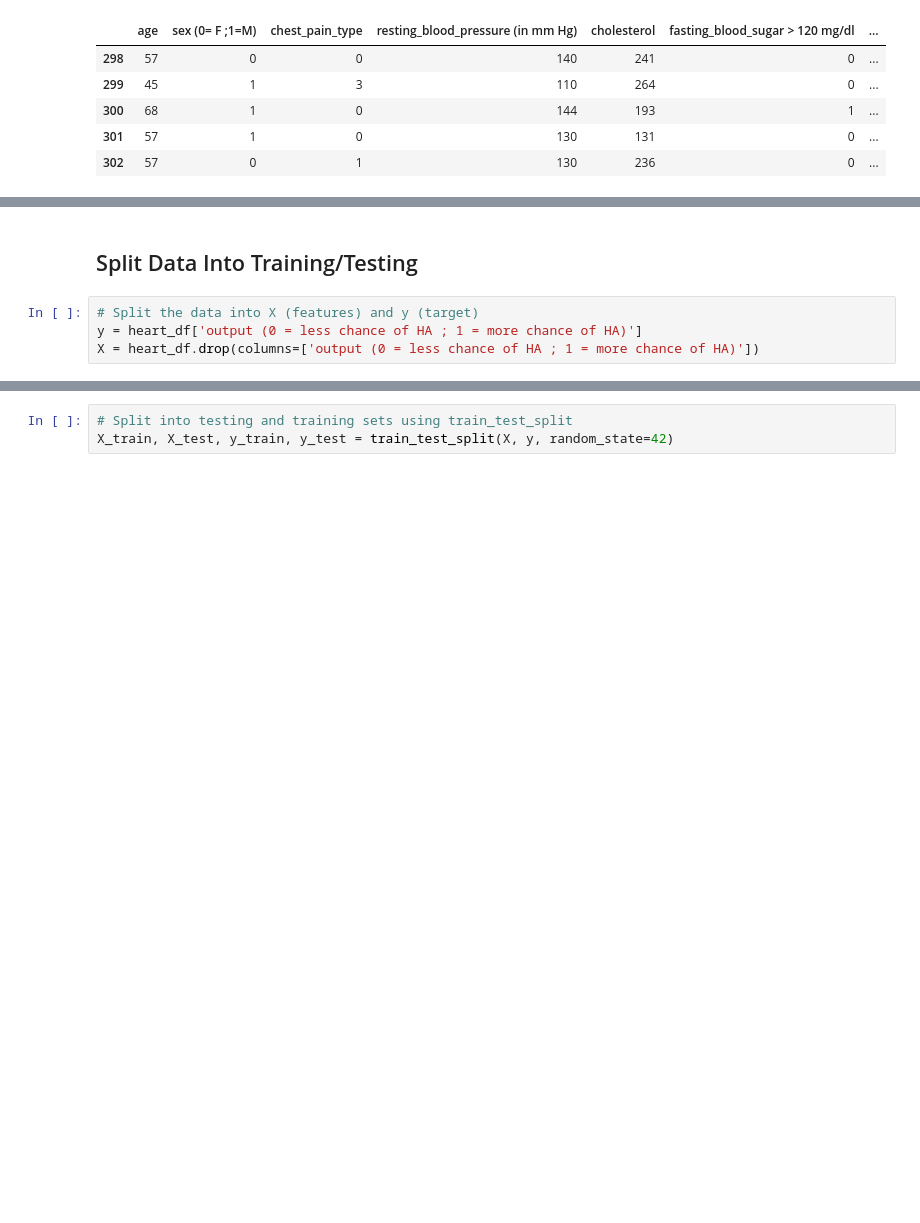
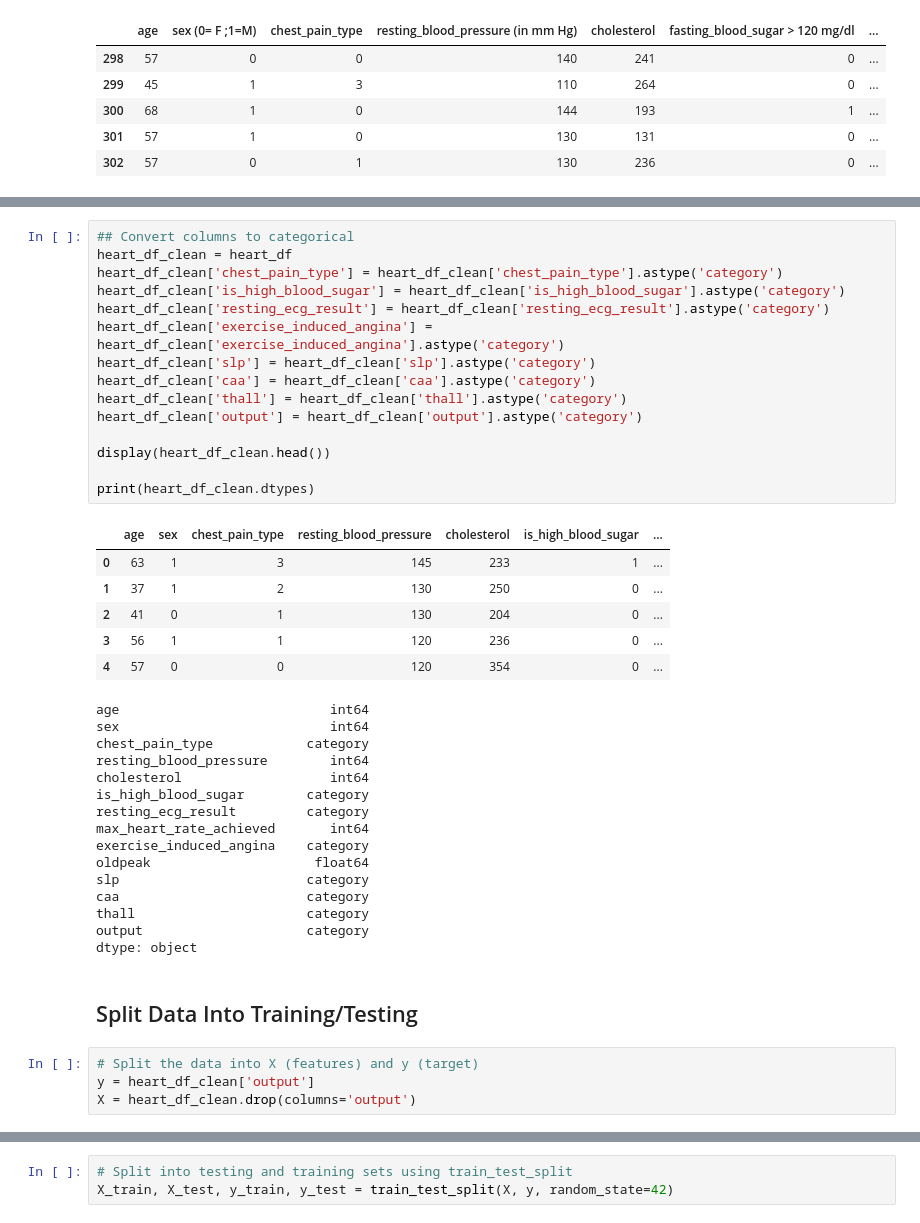
Before and after one commit to Girlcode92/heart_attack_predictor, a Jupyter notebook: Heart_attack_model.ipynb, the cells around one changed output, grey strips where cells are left out. Drawn from its saved outputs; the diff is of its cells as text; blank space fills up the shorter version.

```diff
--- a/Heart_attack_model.ipynb
+++ b/Heart_attack_model.ipynb
@@ -37,6 +72,43 @@ display(heart_df.tail())
+# %%
+## Convert columns to categorical
+heart_df_clean = heart_df
+heart_df_clean['chest_pain_type'] = heart_df_clean['chest_pain_type'].astype('category')
+heart_df_clean['is_high_blood_sugar'] = heart_df_clean['is_high_blood_sugar'].astype('category')
+heart_df_clean['resting_ecg_result'] = heart_df_clean['resting_ecg_result'].astype('category')
+heart_df_clean['exercise_induced_angina'] = heart_df_clean['exercise_induced_angina'].astype('category')
+heart_df_clean['slp'] = heart_df_clean['slp'].astype('category')
+heart_df_clean['caa'] = heart_df_clean['caa'].astype('category')
+heart_df_clean['thall'] = heart_df_clean['thall'].astype('category')
+heart_df_clean['output'] = heart_df_clean['output'].astype('category')
+
+display(heart_df_clean.head())
+
+print(heart_df_clean.dtypes)
+# %% [output]
+|  | age | sex | chest_pain_type | resting_blood_pressure | cholesterol | is_high_blood_sugar | ... |
+| 0 | 63 | 1 | 3 | 145 | 233 | 1 | ... |
+| 1 | 37 | 1 | 2 | 130 | 250 | 0 | ... |
+| 2 | 41 | 0 | 1 | 130 | 204 | 0 | ... |
+| 3 | 56 | 1 | 1 | 120 | 236 | 0 | ... |
+| 4 | 57 | 0 | 0 | 120 | 354 | 0 | ... |
+age                           int64
+sex                           int64
+chest_pain_type            category
+resting_blood_pressure        int64
+cholesterol                   int64
+is_high_blood_sugar        category
+resting_ecg_result         category
+max_heart_rate_achieved       int64
+exercise_induced_angina    category
+oldpeak                     float64
+slp                        category
+caa                        category
+thall                      category
+output                     category
+dtype: object
 # %% [markdown]
 ## Split Data Into Training/Testing
 # %%
 # Split the data into X (features) and y (target)
-y = heart_df['output (0 = less chance of HA ; 1 = more chance of HA)']
-X = heart_df.drop(columns=['output (0 = less chance of HA ; 1 = more chance of HA)'])
+y = heart_df_clean['output']
+X = heart_df_clean.drop(columns='output')
```
Also changed, not shown: parts of 10 cells of this notebook.
